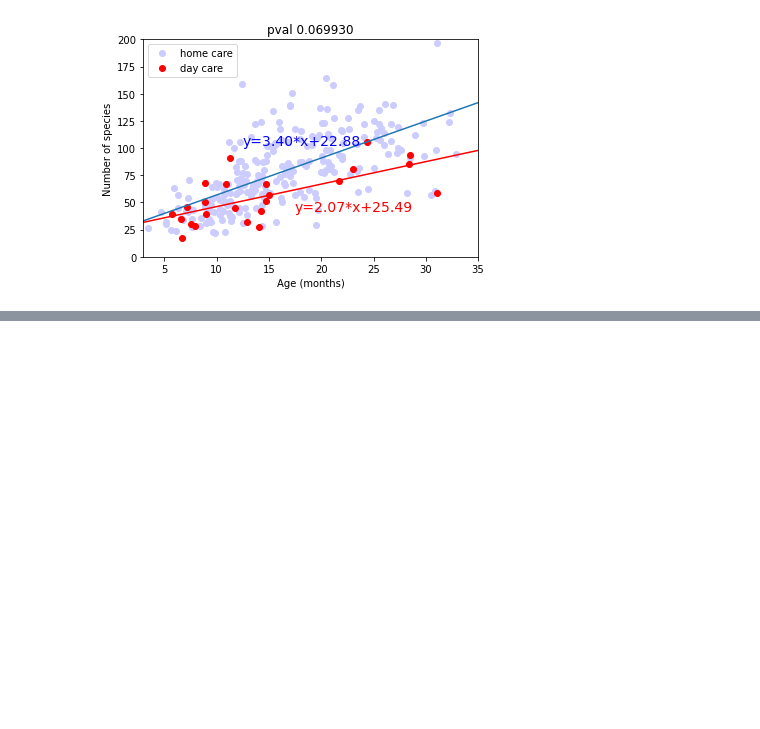
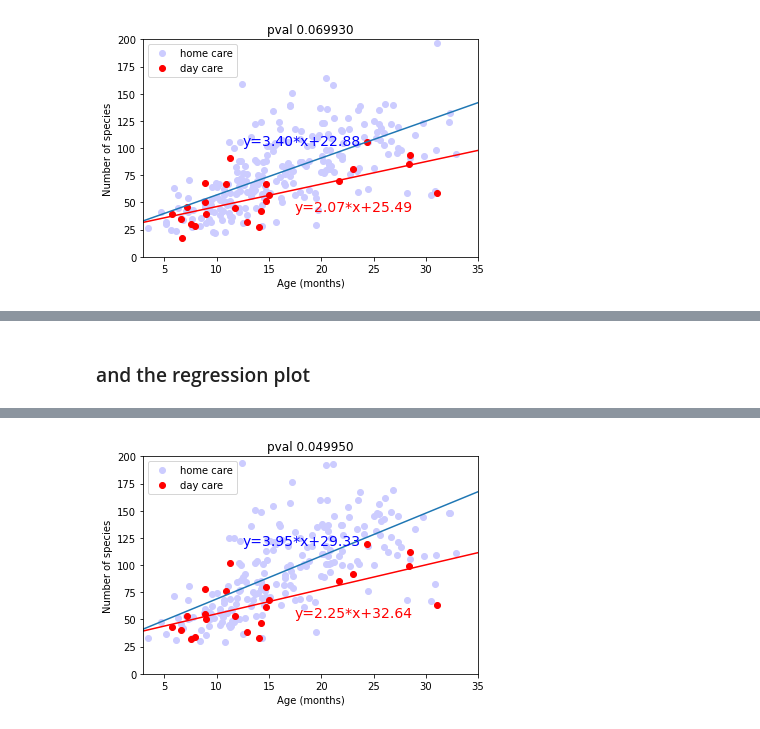
Before and after one commit to amnona/paper-daycare, a Jupyter notebook: kg-alphadiv.ipynb, the cells around one changed output, grey strips where cells are left out. Drawn from its saved outputs; the diff is of its cells as text; code cells hidden in the pictures; blank space fills up the shorter version.

```diff
--- a/kg-alphadiv.ipynb
+++ b/kg-alphadiv.ipynb
@@ -389,0 +507,75 @@ pval 0.069930
+# %% [markdown]
+### and the regression plot
+# %%
+from sklearn.linear_model import LinearRegression
+from scipy.linalg import lstsq
+
+f=plt.figure()
+tt=dats.filter_samples('kindergarten',['Home'],negate=True)
+plt.plot(tt.sample_metadata.age_months,tt.sample_metadata.avgspecies,'o',c=[0.8,0.8,1,1])
+tt=dats.filter_samples('kindergarten',['Home'],negate=False)
+plt.plot(tt.sample_metadata.age_months,tt.sample_metadata.avgspecies,'o',c=[1,0,0,1])
+
+tt=dats.filter_samples('kindergarten',['Home'],negate=True)
+xpos=np.array(tt.sample_metadata.age_months).reshape(-1, 1)
+pearson = scipy.stats.pearsonr(tt.sample_metadata.age_months, tt.sample_metadata.avgspecies)
+print('day care pearson correlation:')
+print(pearson)
+reg = LinearRegression().fit(xpos,tt.sample_metadata.avgspecies)
+# reg = lstsq(tt.sample_metadata.age_months,tt.sample_metadata.avgspecies)
+x_pred = np.array([[0],[35]])
+y_pred = reg.predict(x_pred)
+plt.plot(x_pred,y_pred,'-')
+x_text=np.array([[17.5]])
+y_text = reg.predict(x_text)
+plt.text(x_text-5,y_text+20,'y=%.2f*x+%.2f' % (reg.coef_, reg.intercept_),size=14,c='b')
+plt.xlim([0,35])
+plt.ylim([0,200])
+print('daycare - slope %f, intercept %f, rsq %f' % (reg.coef_, reg.intercept_, reg.score(xpos, tt.sample_metadata.avgspecies)))
+rslope1 = reg.coef_
+
+tt=dats.filter_samples('kindergarten',['Home'],negate=False)
+xpos=np.array(tt.sample_metadata.age_months).reshape(-1, 1)
+pearson = scipy.stats.pearsonr(tt.sample_metadata.age_months, tt.sample_metadata.avgspecies)
+print('home care pearson correlation:')
+print(pearson)
+reg = LinearRegression().fit(xpos,tt.sample_metadata.avgspecies)
+print('homecare - slope %f, intercept %f, rsq %f' % (reg.coef_, reg.intercept_, reg.score(xpos, tt.sample_metadata.avgspecies)))
+# reg = lstsq(tt.sample_metadata.age_months,tt.sample_metadata.avgspecies)
+x_pred = np.array([[0],[35]])
+y_pred = reg.predict(x_pred)
+plt.plot(x_pred,y_pred,'-r')
+x_text=np.array([[17.5]])
+y_text = reg.predict(x_text)
+plt.text(x_text,y_text-20,'y=%.2f*x+%.2f' % (reg.coef_, reg.intercept_),size=14,c='r')
+rslope2 = reg.coef_
+plt.xlim([3,35])
+plt.ylim([0,200])
+
+# calculate p-value using 1000 random label permutations
+vals = []
+pdat=dats.copy()
+np.random.seed(2021)
+for cperm in range(1000):
+    pdat.sample_metadata['kindergarten'] = np.random.permutation(pdat.sample_metadata['kindergarten'])
+    tt=pdat.filter_samples('kindergarten',['Home'],negate=True)
+    xpos=np.array(tt.sample_metadata.age_months).reshape(-1, 1)
+    reg = LinearRegression().fit(xpos,tt.sample_metadata.avgspecies)
+    slope1 = reg.coef_
+    tt=pdat.filter_samples('kindergarten',['Home'],negate=False)
+    xpos=np.array(tt.sample_metadata.age_months).reshape(-1, 1)
+    reg = LinearRegression().fit(xpos,tt.sample_metadata.avgspecies)
+    slope2 = reg.coef_
+    vals.append(slope1-slope2)
+
+num_big = np.sum(np.array(vals) >= rslope1-rslope2)
+print('%d cases where got >= diff' % num_big)
+pval = ((num_big+1)/(len(vals)+1))
+print('pval %f' % pval)
+plt.title('pval %f' % pval)
+plt.xlabel('Age (months)')
+plt.ylabel('Number of species')
+plt.legend(['home care', 'day care'])
+
+f.savefig('review-figs/fig-alpha-regression-10k.pdf')
+# %% [output]
@@ -389,0 +590 @@ pval 0.069930
+[figure, added]
```
Also changed, not shown: parts of 21 cells of this notebook, 4 other files.
